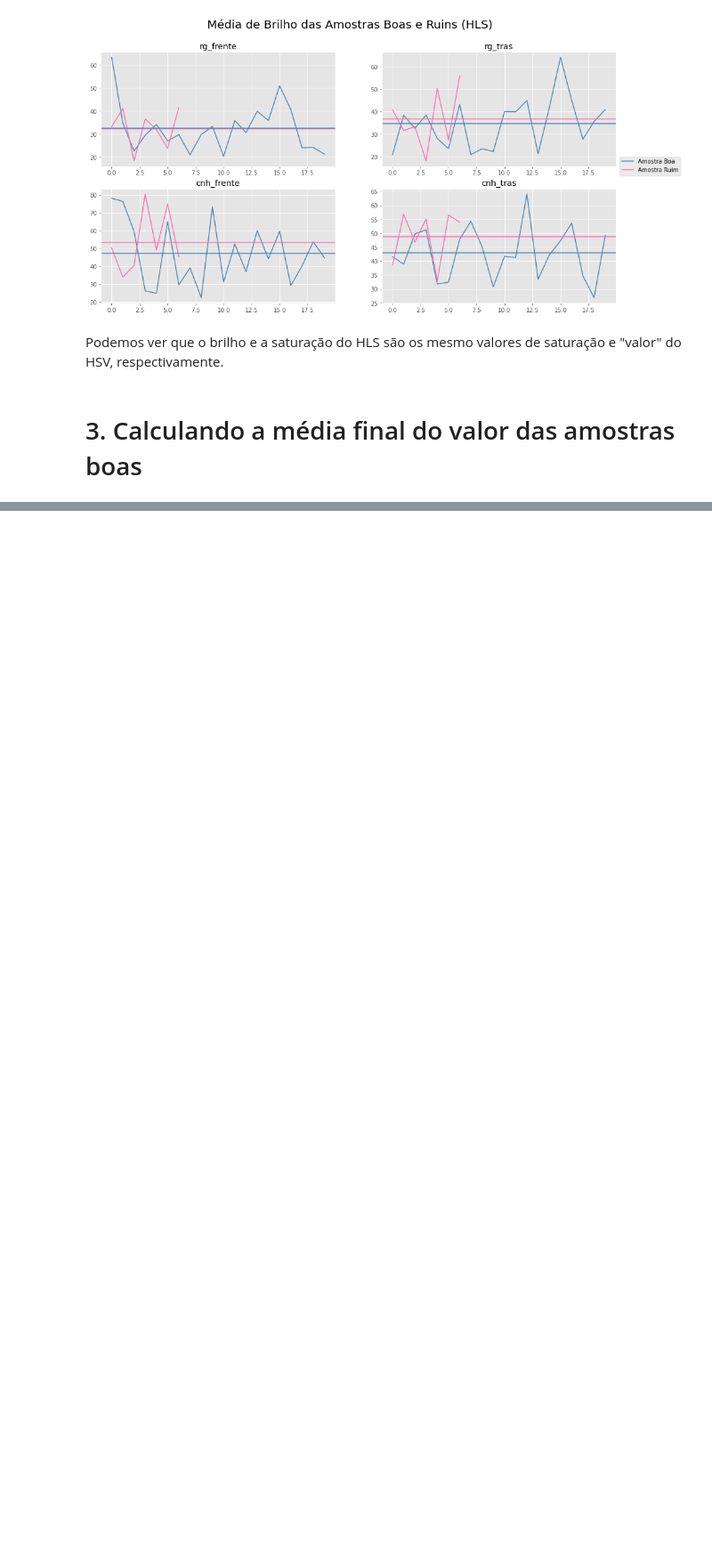
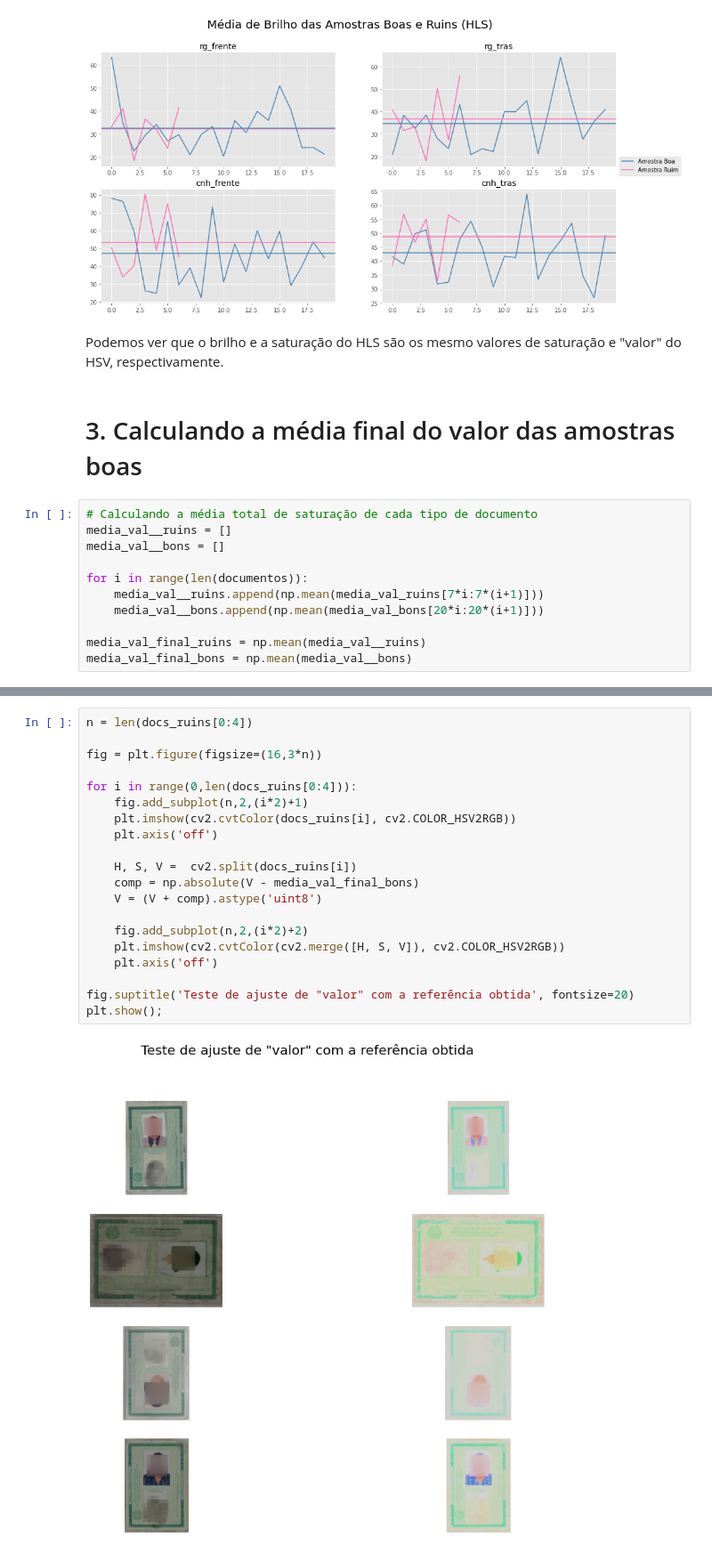
Before and after one commit to eduardocassimiro/mandacaru.dev, a Jupyter notebook: desafio-1/testes-de-hipotese/Teste de Hipótese 1.5 - Comparação da Quantização de Brilho Entre HSV e HLS.ipynb, the cells around one changed output, grey strips where cells are left out. Shown at 89% size. Cells and saved outputs as stored; diff of their text form; blank space fills up the shorter version.

Commit message:
update teste 1.5

```diff
--- a/desafio-1/testes-de-hipotese/Teste de Hipótese 1.5 - Visualização das Médias dos Histogramas das Amostras Ruins e Quantização de Saturação -Copy1.ipynb
+++ b/desafio-1/testes-de-hipotese/Teste de Hipótese 1.5 - Comparação da Quantização de Brilho Entre HSV e HLS.ipynb
@@ -222,3 +223,14 @@ plt.show();
 Podemos ver que o brilho e a saturação do HLS são os mesmo valores de saturação e "valor" do HSV, respectivamente.
 # %% [markdown]
 # 3. Calculando a média final do valor das amostras boas
+# %%
+# Calculando a média total de saturação de cada tipo de documento
+media_val__ruins = []
+media_val__bons = []
+
+for i in range(len(documentos)):
+    media_val__ruins.append(np.mean(media_val_ruins[7*i:7*(i+1)]))
+    media_val__bons.append(np.mean(media_val_bons[20*i:20*(i+1)]))
+
+media_val_final_ruins = np.mean(media_val__ruins)
+media_val_final_bons = np.mean(media_val__bons)
@@ -225 +247,23 @@ Podemos ver que o brilho e a saturação do HLS são os mesmo valores de satura
+# %%
+n = len(docs_ruins[0:4])
+
+fig = plt.figure(figsize=(16,3*n))
+
+for i in range(0,len(docs_ruins[0:4])):
+    fig.add_subplot(n,2,(i*2)+1)
+    plt.imshow(cv2.cvtColor(docs_ruins[i], cv2.COLOR_HSV2RGB))
+    plt.axis('off')
+
+    H, S, V =  cv2.split(docs_ruins[i])
+    comp = np.absolute(V - media_val_final_bons)
+    V = (V + comp).astype('uint8')
+
+    fig.add_subplot(n,2,(i*2)+2)
+    plt.imshow(cv2.cvtColor(cv2.merge([H, S, V]), cv2.COLOR_HSV2RGB))
+    plt.axis('off')
+
+fig.suptitle('Teste de ajuste de "valor" com a referência obtida', fontsize=20)
+plt.show();
+# %% [output]
+[figure, added]
 # %% [markdown]
```
Also changed, not shown: parts of 8 cells of this notebook.
